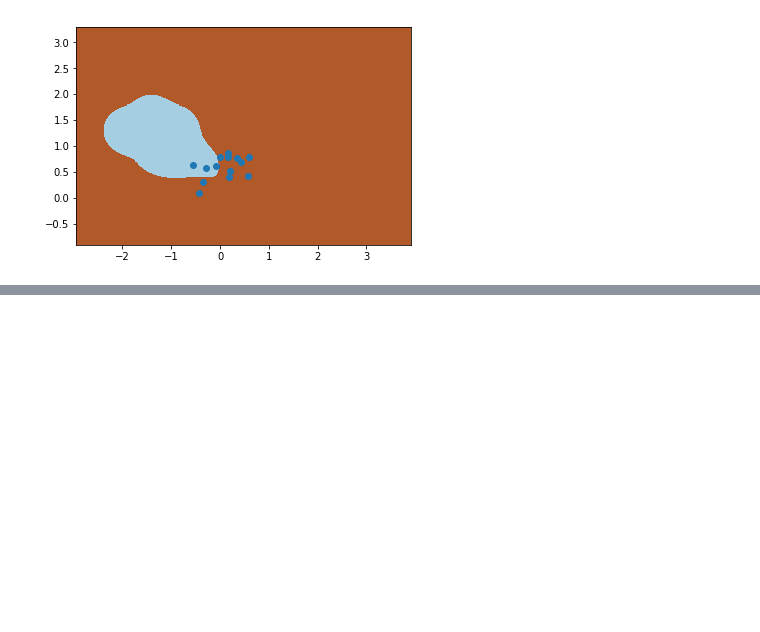
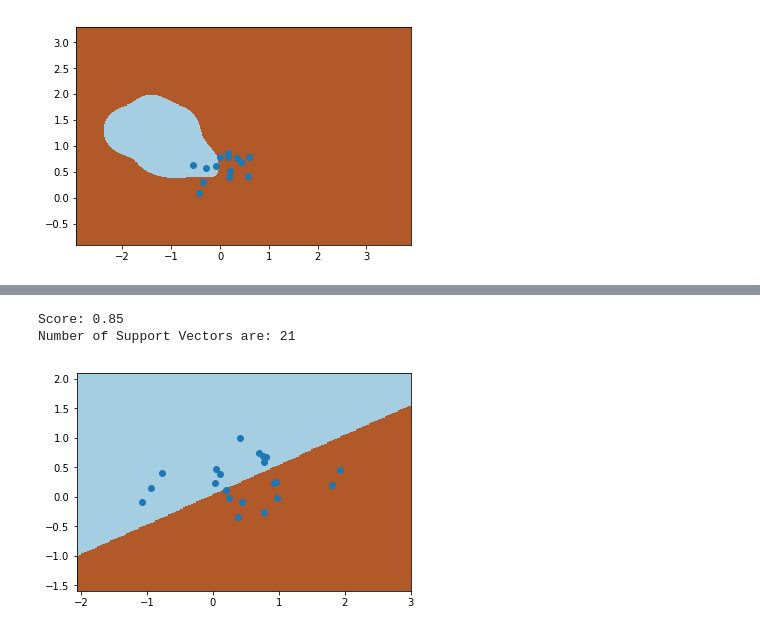
Before and after one commit to rohilrg/Machine-Learning-Practical-Session, a Jupyter notebook: Practical Session on SVM/SVM Practical Session.ipynb, the cells around one changed output, grey strips where cells are left out. Cells and saved outputs as stored; diff of their text form; code cells hidden in the pictures; blank space fills up the shorter version.

```diff
--- a/Practical Session on SVM/SVM Practical Session.ipynb
+++ b/Practical Session on SVM/SVM Practical Session.ipynb
@@ -294,0 +371,17 @@ Number of Support Vectors are: 14
+# %%
+SVMC2= SVC(kernel='poly', degree=1, coef0=1)
+SVMC2.fit(X1,y1)
+print('Score:',SVMC2.score(X1,y1))
+a= SVMC2.support_vectors_
+print('Number of Support Vectors are:', len(a))
+Z2 = SVMC2.predict(np.c_[xx.ravel(),yy.ravel()])
+Z2=Z2.reshape(xx.shape)
+plt.figure()
+plt.pcolormesh(xx,yy,Z2, cmap=plt.cm.Paired)
+# We plot also the training points
+plt.scatter(a[:, 0], a[:, 1], cmap=plt.cm.coolwarm)
+plt.show()
+# %% [output]
+Score: 0.85
+Number of Support Vectors are: 21
+[figure, added]
```
Also changed, not shown: parts of 5 cells of this notebook.
